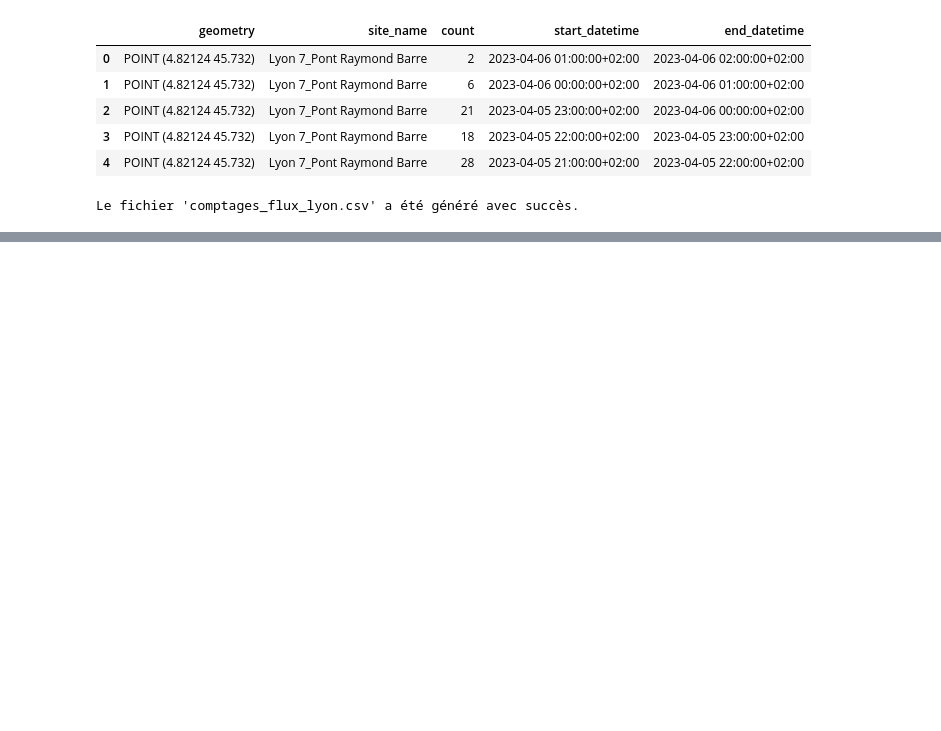
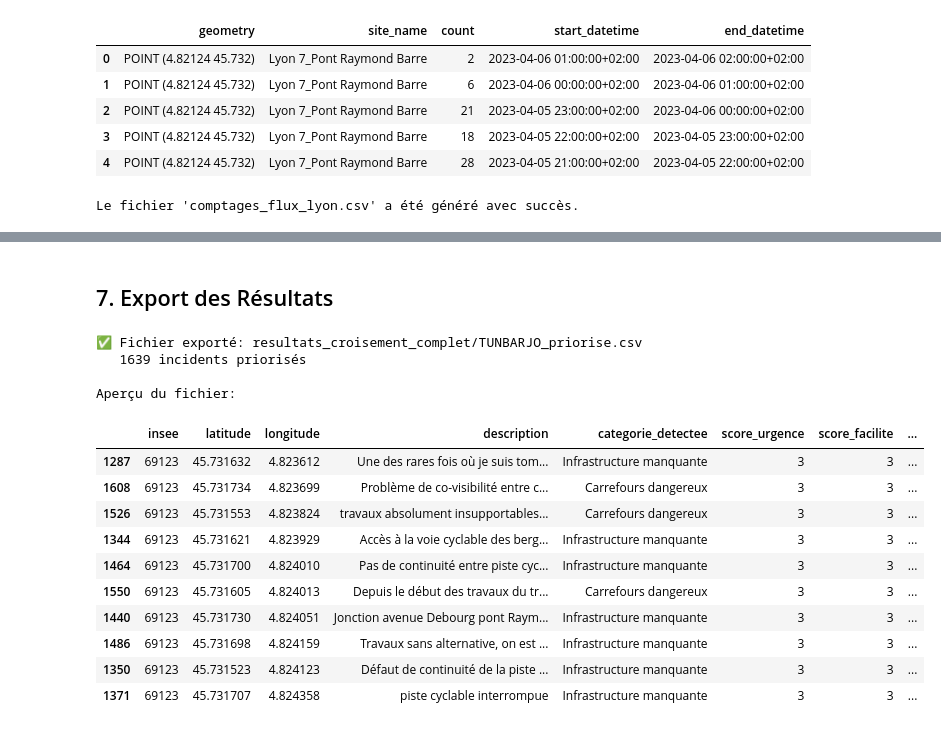
Before and after one commit to Lilian2588/datathon, a Jupyter notebook: main.ipynb, the cells around one changed output, grey strips where cells are left out. Saved outputs shown, nothing was run; the diff lists cells and outputs as text; code cells hidden in the pictures; blank space fills up the shorter version.

```diff
--- a/main.ipynb
+++ b/main.ipynb
@@ -324,0 +409,8 @@ Colonnes: ['Adresse', 'count', 'start_datetime', 'end_datetime', 'longitude', 'l
+# %%
+# Fusion des deux sources de flux
+flux_total = pd.concat([flux_officiels_agg, flux_villeavelo_agg], ignore_index=True)
+
+print(f"Flux total combiné: {len(flux_total)} points de comptage")
+print(f"Flux cumulé: {flux_total['total_flux'].sum():,.0f} passages")
+print(f"\nStatistiques des flux:")
+print(flux_total['total_flux'].describe())
@@ -324,0 +546,12 @@ Colonnes: ['Adresse', 'count', 'start_datetime', 'end_datetime', 'longitude', 'l
+# %%
+# Calcul des seuils de flux (quartiles)
+q25 = incidents_flux['flux_proche'].quantile(0.25)
+q50 = incidents_flux['flux_proche'].quantile(0.50)
+q75 = incidents_flux['flux_proche'].quantile(0.75)
+q90 = incidents_flux['flux_proche'].quantile(0.90)
+
+print(f"Seuils de flux calculés:")
+print(f"  25e percentile: {q25:,.0f} passages")
+print(f"  50e percentile (médiane): {q50:,.0f} passages")
+print(f"  75e percentile: {q75:,.0f} passages")
+print(f"  90e percentile: {q90:,.0f} passages")
@@ -324,0 +728,40 @@ Colonnes: ['Adresse', 'count', 'start_datetime', 'end_datetime', 'longitude', 'l
+# %% [markdown]
+## 7. Export des Résultats
+# %%
+# Sélection et réorganisation des colonnes pour l'export
+colonnes_export = [
+    'insee', 'latitude', 'longitude', 'description',
+    'categorie_detectee', 'score_urgence', 'score_facilite', 'niveau_facilite_label',
+    'flux_proche', 'location_flux', 'distance_flux_m',
+    'priorite_emoji', 'priorite_label', 'priorite_score',
+    'score_importance_global'
+]
+
+incidents_priorises = incidents_flux[colonnes_export].sort_values(
+    'score_importance_global', ascending=False
+)
+
+# Export CSV
+output_path = 'resultats_croisement_complet/TUNBARJO_priorise.csv'
+incidents_priorises.to_csv(output_path, index=False, encoding='utf-8-sig')
+
+print(f"\n✅ Fichier exporté: {output_path}")
+print(f"   {len(incidents_priorises)} incidents priorisés")
+print(f"\nAperçu du fichier:")
+display(incidents_priorises.head(10))
+# %% [output]
+✅ Fichier exporté: resultats_croisement_complet/TUNBARJO_priorise.csv
+   1639 incidents priorisés
+
+Aperçu du fichier:
+|  | insee | latitude | longitude | description | categorie_detectee | score_urgence | score_facilite | ... |
+| 1287 | 69123 | 45.731632 | 4.823612 | Une des rares fois où je suis tom... | Infrastructure manquante | 3 | 3 | ... |
+| 1608 | 69123 | 45.731734 | 4.823699 | Problème de co-visibilité entre c... | Carrefours dangereux | 3 | 3 | ... |
+| 1526 | 69123 | 45.731553 | 4.823824 | travaux absolument insupportables... | Carrefours dangereux | 3 | 3 | ... |
+| 1344 | 69123 | 45.731621 | 4.823929 | Accès à la voie cyclable des berg... | Infrastructure manquante | 3 | 3 | ... |
+| 1464 | 69123 | 45.731700 | 4.824010 | Pas de continuité entre piste cyc... | Infrastructure manquante | 3 | 3 | ... |
+| 1550 | 69123 | 45.731605 | 4.824013 | Depuis le début des travaux du tr... | Carrefours dangereux | 3 | 3 | ... |
+| 1440 | 69123 | 45.731730 | 4.824051 | Jonction avenue Debourg pont Raym... | Infrastructure manquante | 3 | 3 | ... |
+| 1486 | 69123 | 45.731698 | 4.824159 | Travaux sans alternative, on est ... | Infrastructure manquante | 3 | 3 | ... |
+| 1350 | 69123 | 45.731523 | 4.824123 | Défaut de continuité de la piste ... | Infrastructure manquante | 3 | 3 | ... |
+| 1371 | 69123 | 45.731707 | 4.824358 | piste cyclable interrompue | Infrastructure manquante | 3 | 3 | ... |
```
Also changed, not shown: parts of 24 cells of this notebook, 4 other files.
